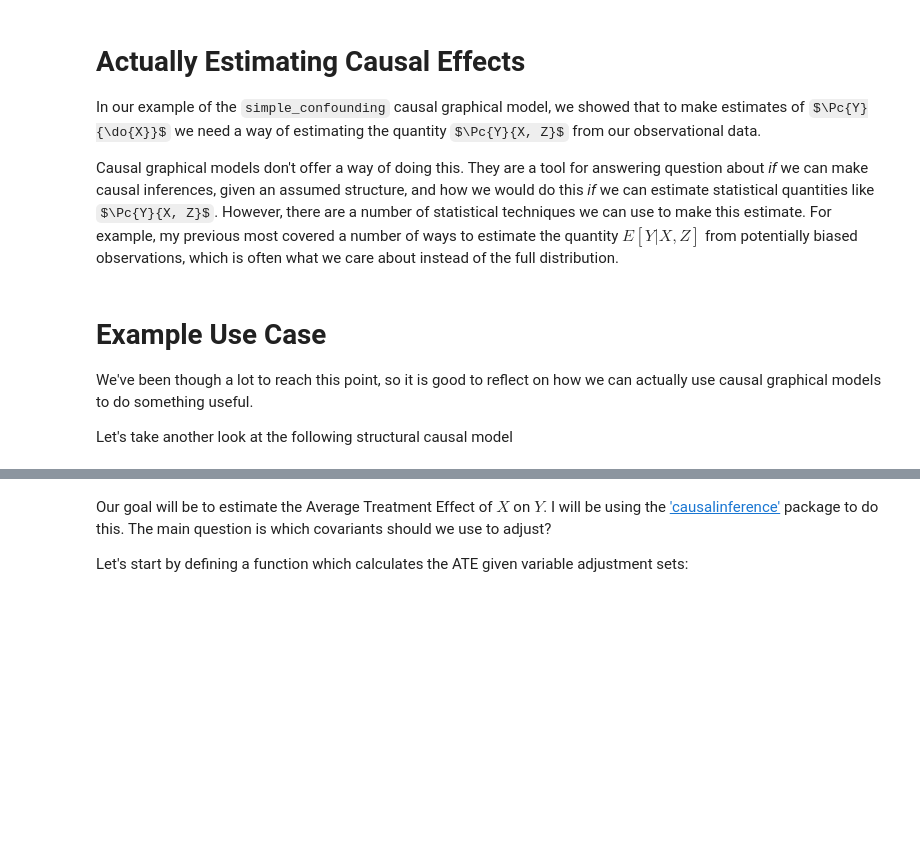
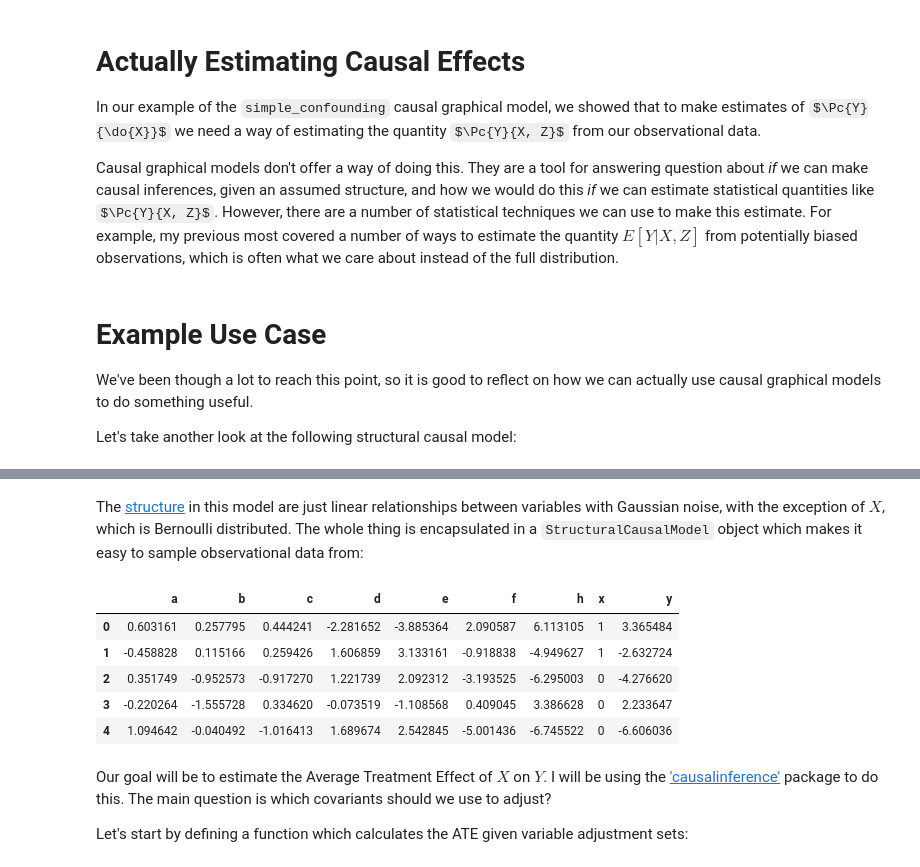
Before and after one commit to ijmbarr/notes-on-causal-inference, a Jupyter notebook: causal-inference-2-causal-graphical-models.ipynb, the cells around one changed output, grey strips where cells are left out. Drawn from its saved outputs; the diff is of its cells as text; code cells hidden in the pictures; some formulas as TeX source; blank space fills up the shorter version.

```diff
--- a/causal-inference-2-causal-graphical-models.ipynb
+++ b/causal-inference-2-causal-graphical-models.ipynb
@@ -389,11 +389,22 @@ Causal graphical models don't offer a way of doing this. They are a tool for ans
 
 We've been though a lot to reach this point, so it is good to reflect on how we can actually use causal graphical models to do something useful.
 
-Let's take another look at the following structural causal model
+Let's take another look at the following structural causal model:
 # %%
 big_csm.cgm.draw()
 # %% [output]
 [drawing not drawn]
+# %% [markdown]
+The [structure](https://github.com/ijmbarr/causalgraphicalmodels/blob/20e0ca1de90ccb0c4a569d9a92a0215d4e57cb3a/causalgraphicalmodels/examples.py#L56) in this model are just linear relationships between variables with Gaussian noise, with the exception of $X$, which is Bernoulli distributed. The whole thing is encapsulated in a `StructuralCausalModel` object which makes it easy to sample observational data from:
+# %%
+big_csm.sample(5)
+# %% [output]
+|  | a | b | c | d | e | f | h | x | y |
+| 0 | 0.603161 | 0.257795 | 0.444241 | -2.281652 | -3.885364 | 2.090587 | 6.113105 | 1 | 3.365484 |
+| 1 | -0.458828 | 0.115166 | 0.259426 | 1.606859 | 3.133161 | -0.918838 | -4.949627 | 1 | -2.632724 |
+| 2 | 0.351749 | -0.952573 | -0.917270 | 1.221739 | 2.092312 | -3.193525 | -6.295003 | 0 | -4.276620 |
+| 3 | -0.220264 | -1.555728 | 0.334620 | -0.073519 | -1.108568 | 0.409045 | 3.386628 | 0 | 2.233647 |
+| 4 | 1.094642 | -0.040492 | -1.016413 | 1.689674 | 2.542845 | -5.001436 | -6.745522 | 0 | -6.606036 |
 # %% [markdown]
 Our goal will be to estimate the Average Treatment Effect of $X$ on $Y$. I will be using the ['causalinference'](https://github.com/laurencium/Causalinference) package to do this. The main question is which covariants should we use to adjust?
 
```
Also changed, not shown: parts of 5 cells of this notebook, 2 other files.
